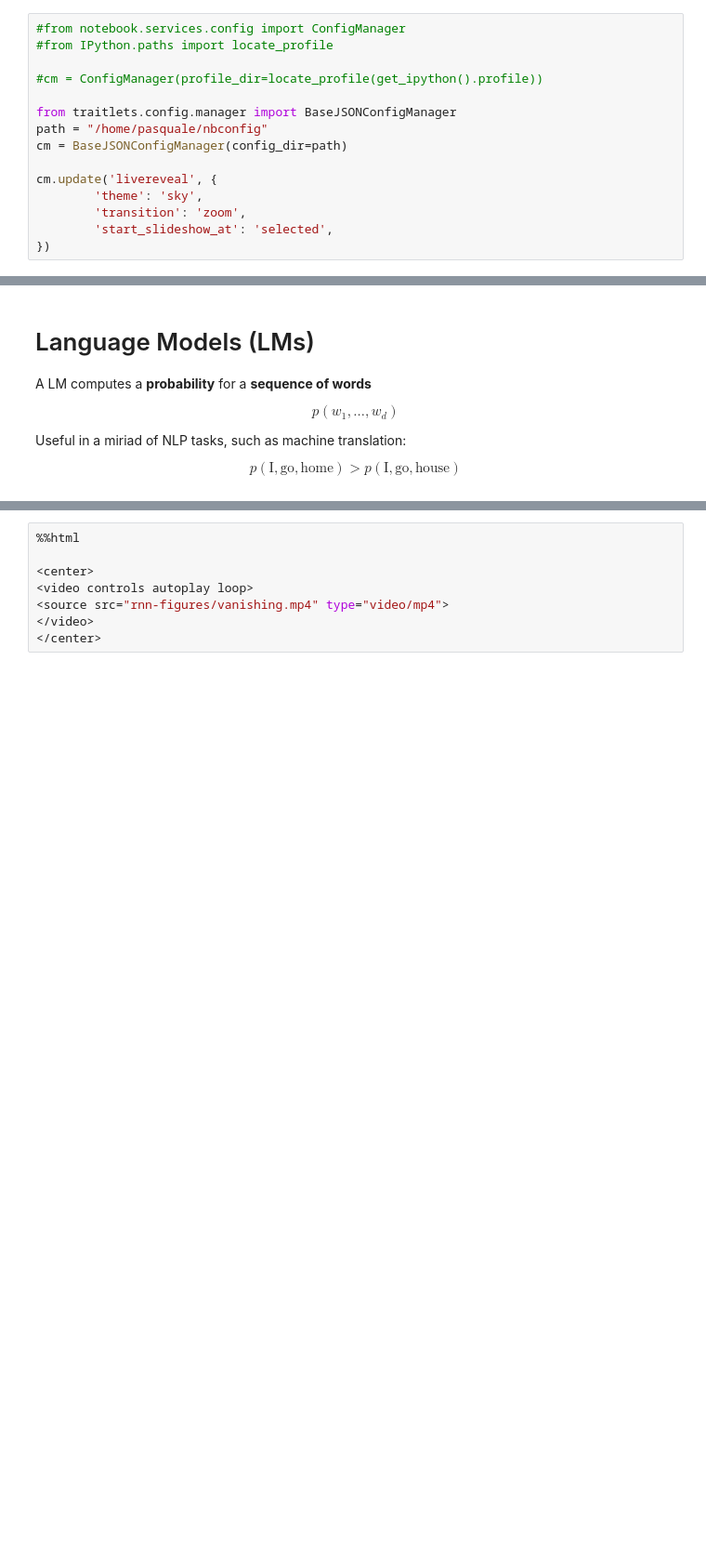
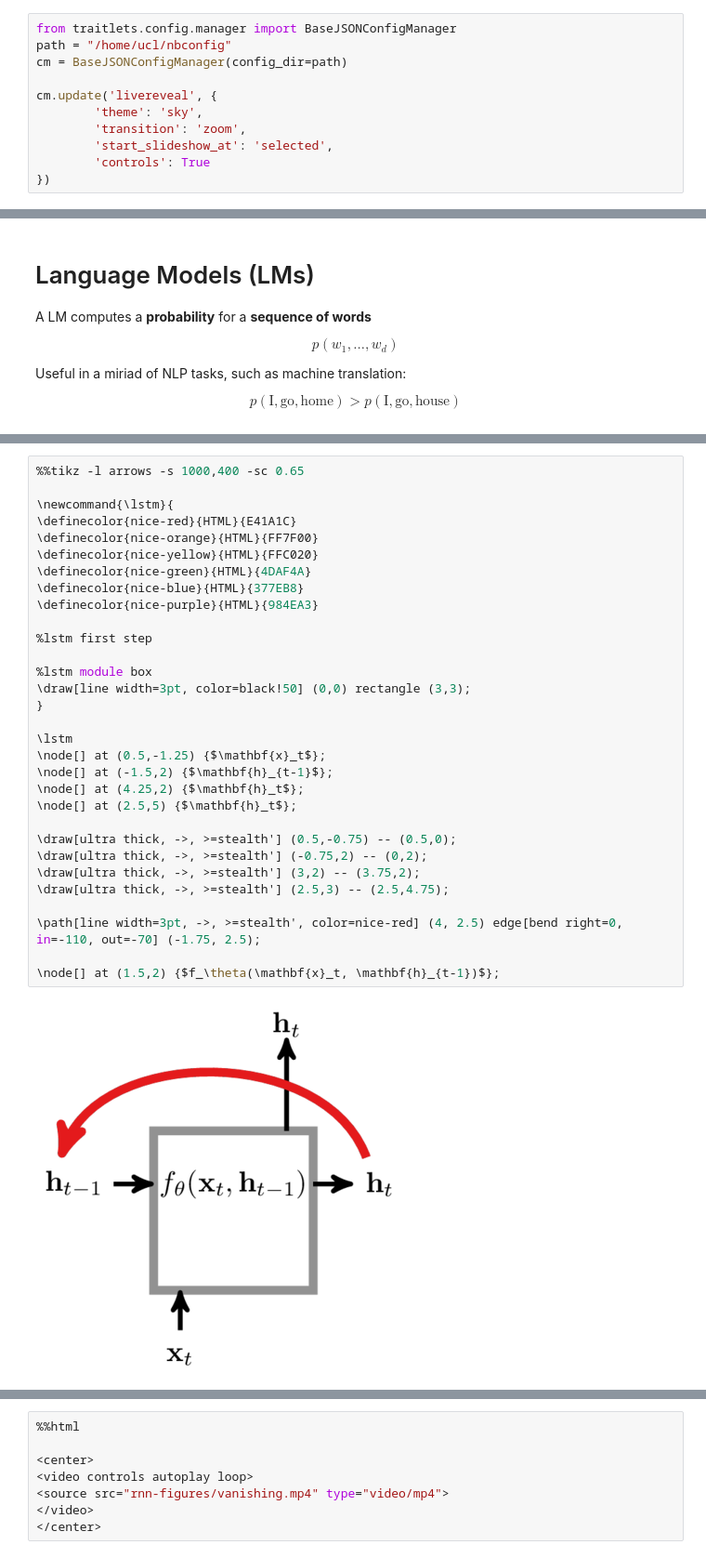
Before and after one commit to pminervini/rnn-slides, a Jupyter notebook: Recurrent_Neural_Networks.ipynb, the cells around one changed output, grey strips where cells are left out. Shown: that part at 93% size. Drawn from its saved outputs; the diff is of its cells as text; blank space fills up the shorter version.

```diff
--- a/Recurrent_Neural_Networks.ipynb
+++ b/Recurrent_Neural_Networks.ipynb
@@ -1,18 +1,14 @@
 # %% [markdown]
 # Configuration
 # %%
-#from notebook.services.config import ConfigManager
-#from IPython.paths import locate_profile
-
-#cm = ConfigManager(profile_dir=locate_profile(get_ipython().profile))
-
 from traitlets.config.manager import BaseJSONConfigManager
-path = "/home/pasquale/nbconfig"
+path = "/home/ucl/nbconfig"
 cm = BaseJSONConfigManager(config_dir=path)
 
 cm.update('livereveal', {
         'theme': 'sky',
         'transition': 'zoom',
         'start_slideshow_at': 'selected',
+        'controls': True
 })
 # %% [output]
@@ -683,0 +237,33 @@ Several solution in the literature:
+# %%
+%%tikz -l arrows -s 1000,400 -sc 0.65
+
+\newcommand{\lstm}{
+\definecolor{nice-red}{HTML}{E41A1C}
+\definecolor{nice-orange}{HTML}{FF7F00}
+\definecolor{nice-yellow}{HTML}{FFC020}
+\definecolor{nice-green}{HTML}{4DAF4A}
+\definecolor{nice-blue}{HTML}{377EB8}
+\definecolor{nice-purple}{HTML}{984EA3}
+
+%lstm first step
+
+%lstm module box
+\draw[line width=3pt, color=black!50] (0,0) rectangle (3,3);
+}
+
+\lstm
+\node[] at (0.5,-1.25) {$\mathbf{x}_t$};
+\node[] at (-1.5,2) {$\mathbf{h}_{t-1}$};
+\node[] at (4.25,2) {$\mathbf{h}_t$};
+\node[] at (2.5,5) {$\mathbf{h}_t$};
+
+\draw[ultra thick, ->, >=stealth'] (0.5,-0.75) -- (0.5,0);
+\draw[ultra thick, ->, >=stealth'] (-0.75,2) -- (0,2);
+\draw[ultra thick, ->, >=stealth'] (3,2) -- (3.75,2);
+\draw[ultra thick, ->, >=stealth'] (2.5,3) -- (2.5,4.75);
+
+\path[line width=3pt, ->, >=stealth', color=nice-red] (4, 2.5) edge[bend right=0, in=-110, out=-70] (-1.75, 2.5);
+
+\node[] at (1.5,2) {$f_\theta(\mathbf{x}_t, \mathbf{h}_{t-1})$};
+# %% [output]
+[figure, added]
```
Also changed, not shown: parts of 43 cells of this notebook, 2 other files.
